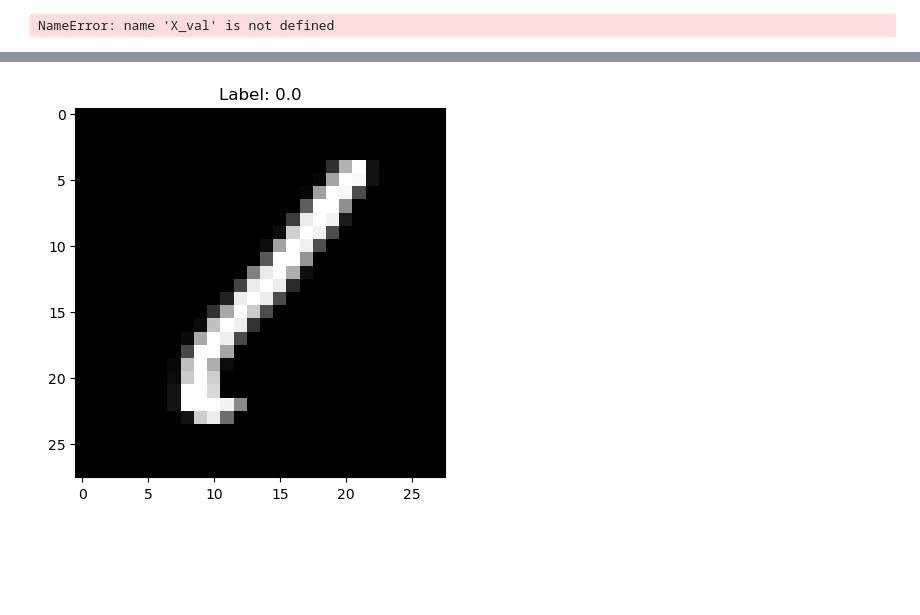
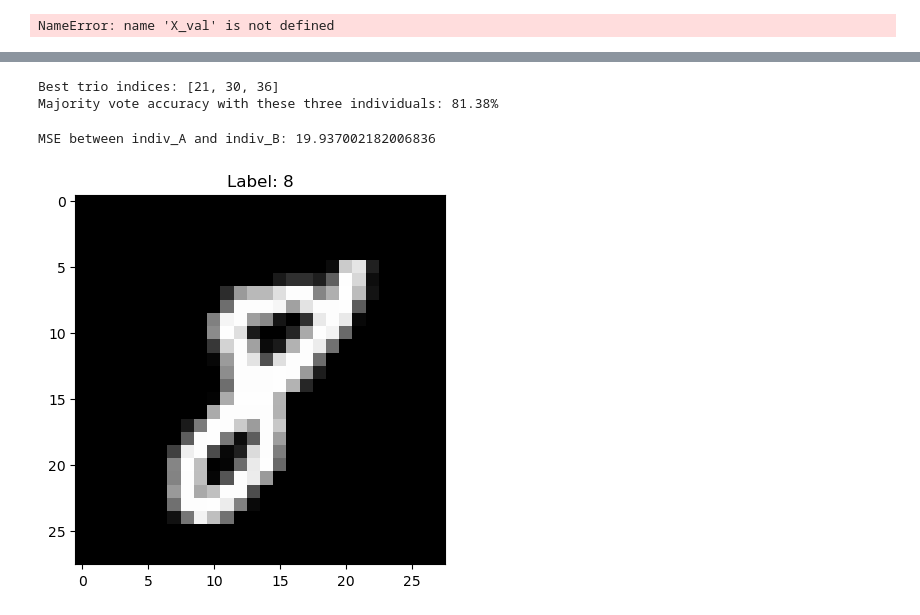
Before and after one commit to lawolff1702/EVO, a Jupyter notebook: base.ipynb, the cells around one changed output, grey strips where cells are left out. Saved outputs shown, nothing was run; the diff lists cells and outputs as text; code cells hidden in the pictures; blank space fills up the shorter version.

```diff
--- a/base.ipynb
+++ b/base.ipynb
@@ -404,7 +379,70 @@ RuntimeError: Expected mat.is_mps() to be true, but got false.  (Could this erro
+# %%
+import itertools
+import torch
+
+# This cell finds the best 3 individuals (by their indices in the population)
+# such that when we perform majority voting over their predictions, we get
+# the highest accuracy on (for example) the training set.
+
+# Ensure that X_train_exp and y_train are on the same device as your model.
+# For the majority voting computation we will move predictions to CPU.
+device = X_train_exp.device
+
+best_acc = 0.0
+best_combo = None  # Will hold tuple of (index, candidate) for the best trio.
+
+# Loop over all combinations of 3 individuals.
+for combo in itertools.combinations(list(enumerate(optimizer.population)), 3):
+    # combo is a tuple of three items: (index, candidate_tensor)
+    # Extract the candidate weight vectors.
+    candidates = [cand for (_, cand) in combo]
+
+    # Compute predictions for each candidate over the whole dataset.
+    pop_predictions = []
+    for candidate in candidates:
+        # Use model.score_with to compute scores with the candidate weight vector.
+        # This returns a tensor of shape (N_samples, 10)
+        scores = model.score_with(X_train_exp, candidate)
+        preds = torch.argmax(scores, dim=1)  # shape: (N_samples,)
+        pop_predictions.append(preds.unsqueeze(0))  # add a new dimension
+
+    # Stack predictions into a tensor of shape (3, N_samples)
+    pop_preds_tensor = torch.cat(pop_predictions, dim=0)
+
+    # Compute majority vote along the first dimension.
+    # (Move to CPU because torch.mode isn't implemented on MPS; then move back if needed.)
+    majority_preds, _ = torch.mode(pop_preds_tensor.cpu(), dim=0)
+    majority_preds = majority_preds.to(device)
+
+    # Calculate the accuracy for this combination.
+    acc = (majority_preds == y_train).float().mean().item() * 100
+
+    # If this combination's accuracy is the best we've seen, store it.
+    if acc > best_acc:
+        best_acc = acc
+        best_combo = combo
+
+# Now, print the results.
+if best_combo is not None:
+    # best_combo contains tuples: (index, candidate) for each of the three.
+    best_indices = [index for (index, _) in best_combo]
+    print("Best trio indices:", best_indices)
+    print("Majority vote accuracy with these three individuals: {:.2f}%".format(best_acc))
+else:
+    print("No valid combination found.")
+# %% [output]
+Best trio indices: [21, 30, 36]
+Majority vote accuracy with these three individuals: 81.38%
+# %%
+mse = torch.mean((indiv_A - indiv_B) ** 2)
+print(f"MSE between indiv_A and indiv_B: {mse.item()}")
+# %% [output]
+MSE between indiv_A and indiv_B: 19.937002182006836
 # %%
-img = X_train[0]  # Get the first image
+idx = 17
+img = X_train[idx]  # Get the first image
 plt.imshow(img[:-1].view(28, 28), cmap='gray')  # Exclude the bias term (last column)
-plt.title(f"Label: {y_train[0].item()}")  # Show the corresponding label
+plt.title(f"Label: {y_train[idx].item()}")  # Show the corresponding label
 plt.show()
 # %% [output]
-[figure, old version]
+[figure, new version]
```
Also changed, not shown: parts of 9 cells of this notebook.
